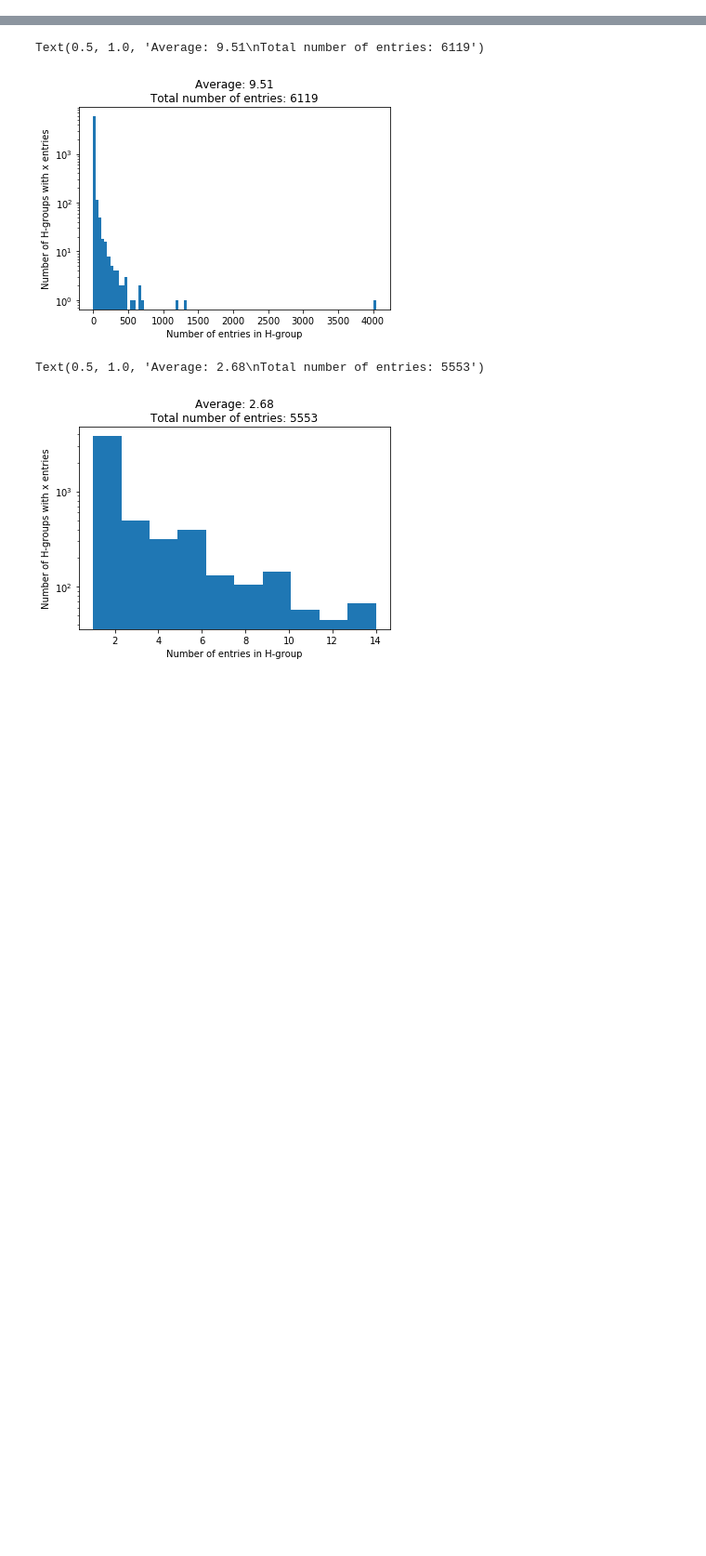
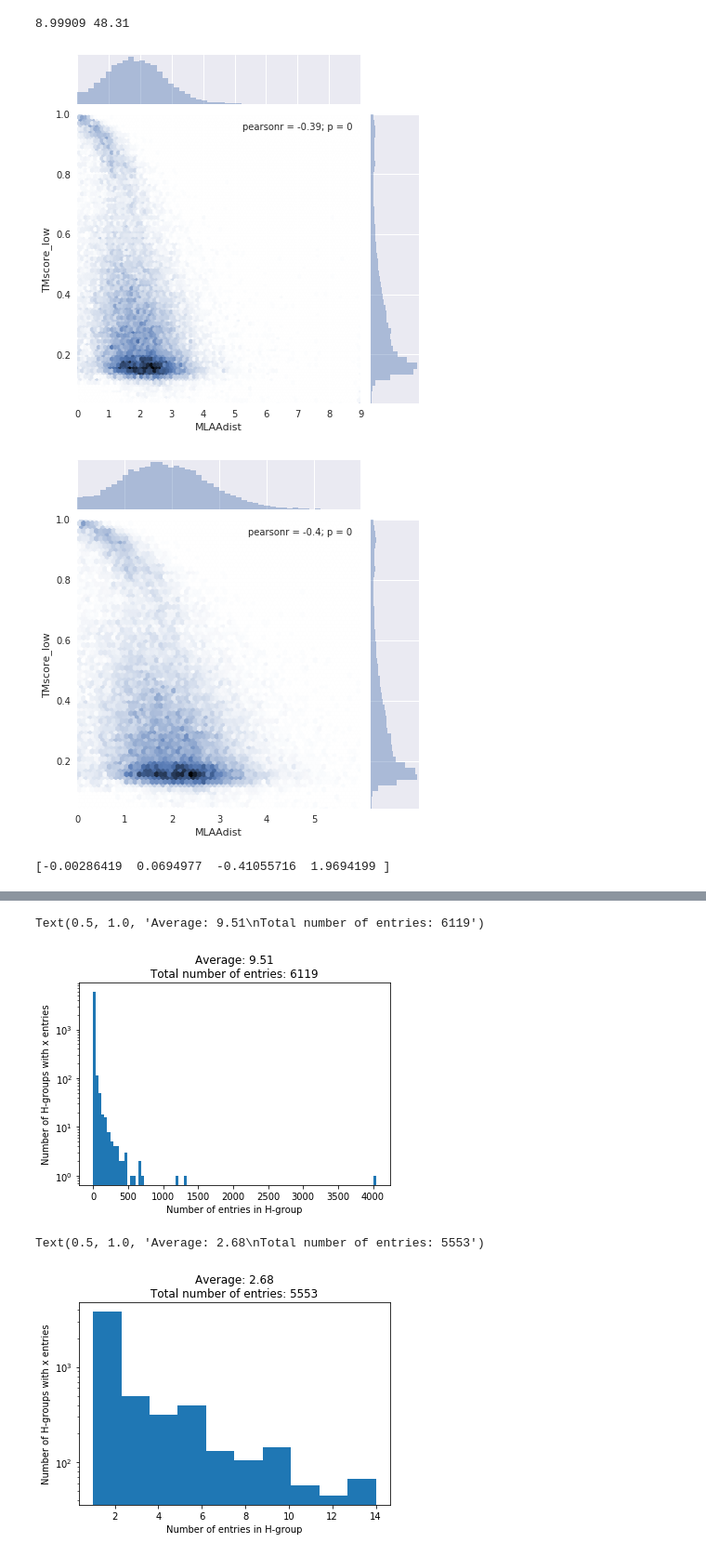
Before and after one commit to patrickbryant1/basic_scilife_scripts, a Jupyter notebook: visual/visual_notebook.ipynb, the cells around one changed output, grey strips where cells are left out. Shown at 93% size. Cells and saved outputs as stored; diff of their text form; code cells hidden in the pictures; blank space fills up the shorter version.

```diff
--- a/visual/visual_notebook.ipynb
+++ b/visual/visual_notebook.ipynb
@@ -73,0 +70,26 @@ plt.show()
+# %%
+print(max(ML_dists), max(rmsd_dists))
+# %% [output]
+8.99909 48.31
+# %%
+below_6 = concatenated_df[concatenated_df['MLAAdist']<6]
+g = sns.jointplot(x="MLAAdist", y="TMscore_low", data=concatenated_df, kind = "hex")
+#g.ax_joint.set_yscale('log')
+#sns.regplot(x="MLAAdist", y="TMscore_low", data=concatenated_df, ax=g.ax_joint, scatter=False)
+g = sns.jointplot(x="MLAAdist", y="TMscore_low", data=below_6, kind = "hex")
+#sns.regplot(x="MLAAdist", y="TMscore_low", data=below_6, ax=g.ax_joint, scatter=False, order = 3)
+plt.show()
+# %% [output]
+[figure, added]
+[figure, added]
+# %%
+x = below_6["MLAAdist"]
+x = np.asarray(x)
+y = below_6["TMscore_low"]
+y=np.asarray(y)
+y = np.exp(y)
+z = np.polyfit(x,y,3)
+
+print(z)
+# %% [output]
+[-0.00286419  0.0694977  -0.41055716  1.9694199 ]
```
Also changed, not shown: parts of 23 cells of this notebook, 2 other files.
